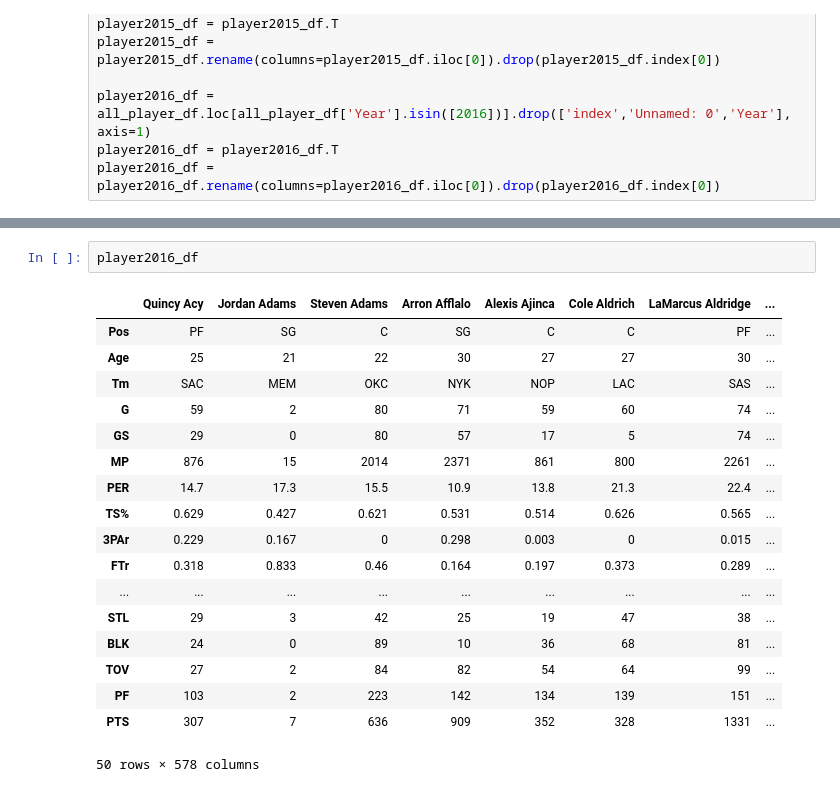
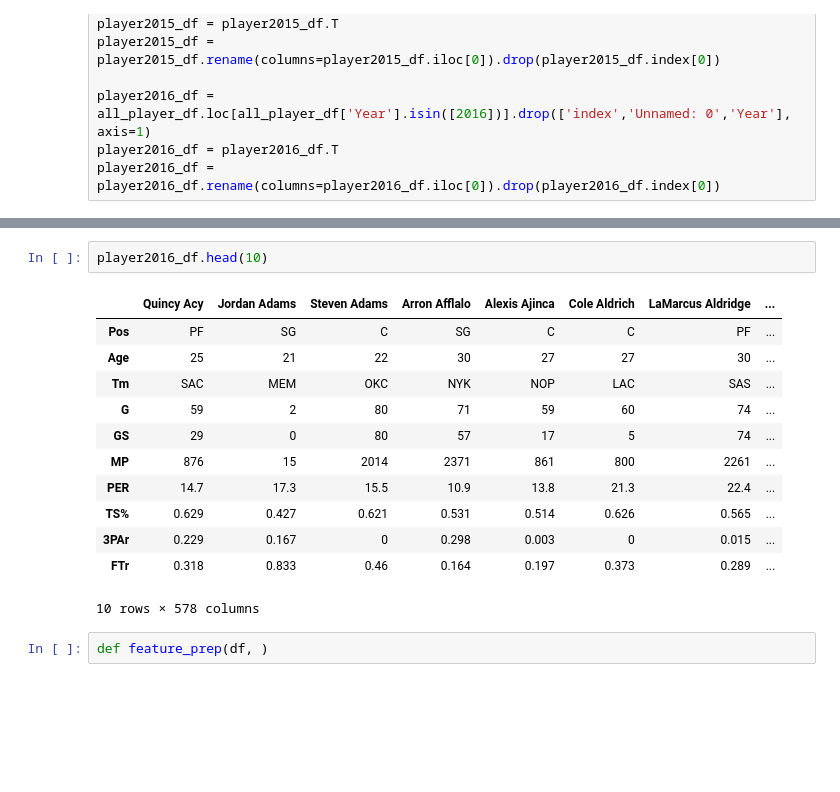
Before and after one commit to cis-519-team/project, a Jupyter notebook: Untitled.ipynb, the cells around one changed output, grey strips where cells are left out. Saved outputs shown, nothing was run; the diff lists cells and outputs as text; blank space fills up the shorter version.

```diff
--- a/Untitled.ipynb
+++ b/Untitled.ipynb
@@ -209,21 +146,17 @@ player2015_df
 # %%
-player2016_df
+player2016_df.head(10)
 # %% [output]
 |  | Quincy Acy | Jordan Adams | Steven Adams | Arron Afflalo | Alexis Ajinca | Cole Aldrich | LaMarcus Aldridge | ... |
 | Pos | PF | SG | C | SG | C | C | PF | ... |
 | Age | 25 | 21 | 22 | 30 | 27 | 27 | 30 | ... |
 | Tm | SAC | MEM | OKC | NYK | NOP | LAC | SAS | ... |
 | G | 59 | 2 | 80 | 71 | 59 | 60 | 74 | ... |
 | GS | 29 | 0 | 80 | 57 | 17 | 5 | 74 | ... |
 | MP | 876 | 15 | 2014 | 2371 | 861 | 800 | 2261 | ... |
 | PER | 14.7 | 17.3 | 15.5 | 10.9 | 13.8 | 21.3 | 22.4 | ... |
 | TS% | 0.629 | 0.427 | 0.621 | 0.531 | 0.514 | 0.626 | 0.565 | ... |
 | 3PAr | 0.229 | 0.167 | 0 | 0.298 | 0.003 | 0 | 0.015 | ... |
 | FTr | 0.318 | 0.833 | 0.46 | 0.164 | 0.197 | 0.373 | 0.289 | ... |
-| ... | ... | ... | ... | ... | ... | ... | ... | ... |
-| STL | 29 | 3 | 42 | 25 | 19 | 47 | 38 | ... |
-| BLK | 24 | 0 | 89 | 10 | 36 | 68 | 81 | ... |
-| TOV | 27 | 2 | 84 | 82 | 54 | 64 | 99 | ... |
-| PF | 103 | 2 | 223 | 142 | 134 | 139 | 151 | ... |
-| PTS | 307 | 7 | 636 | 909 | 352 | 328 | 1331 | ... |
-50 rows × 578 columns
+10 rows × 578 columns
+# %%
+def feature_prep(df, )
```
Also changed, not shown: parts of 3 cells of this notebook.
